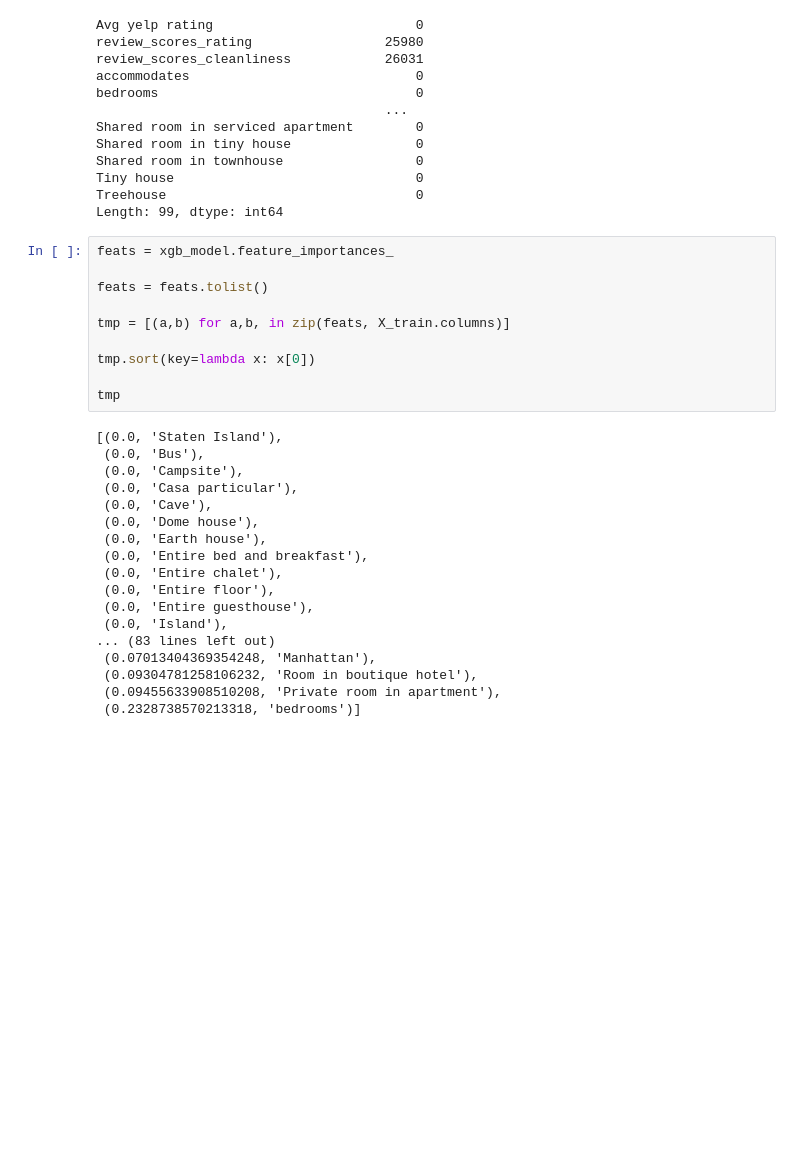
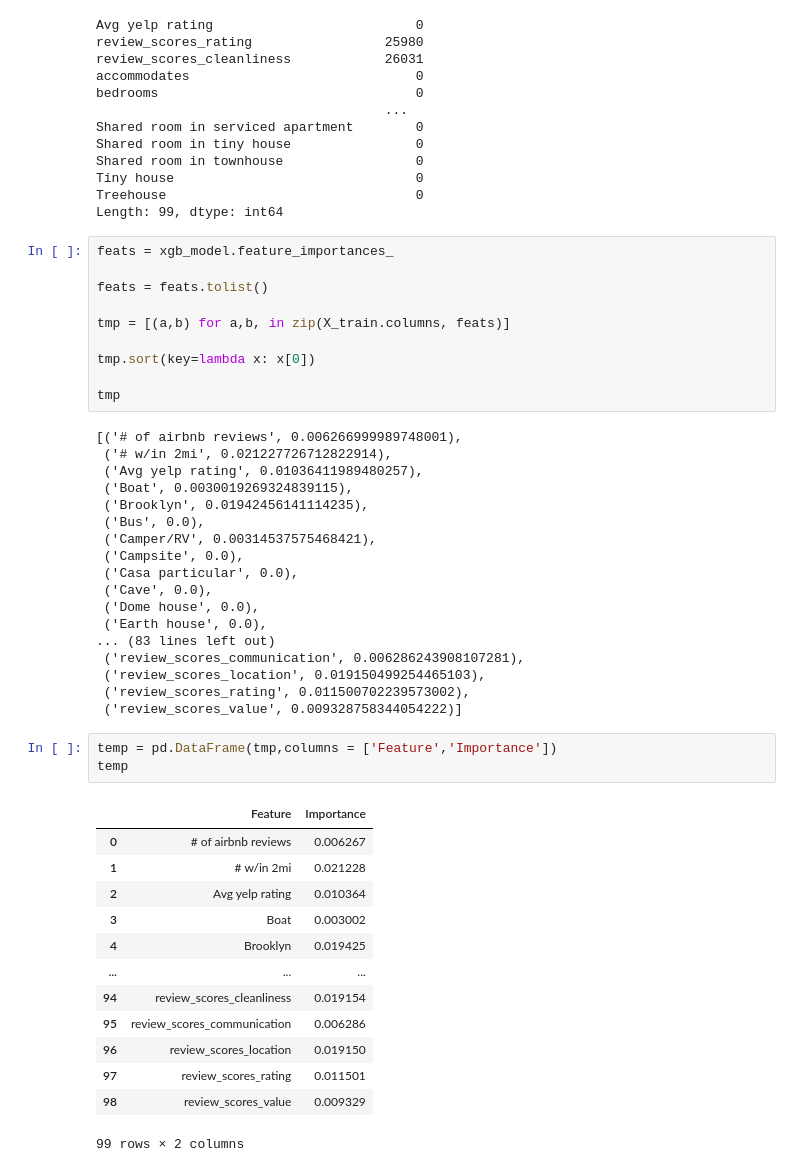
Before and after one commit to garris9/AirJnJ, a Jupyter notebook: Jeremy/ML.ipynb, the cells around one changed output. Saved outputs shown, nothing was run; the diff lists cells and outputs as text; blank space fills up the shorter version.

```diff
--- a/Jeremy/ML.ipynb
+++ b/Jeremy/ML.ipynb
@@ -257,26 +259,43 @@ feats = xgb_model.feature_importances_
 
 feats = feats.tolist()
 
-tmp = [(a,b) for a,b, in zip(feats, X_train.columns)]
+tmp = [(a,b) for a,b, in zip(X_train.columns, feats)]
 
 tmp.sort(key=lambda x: x[0])
 
 tmp
 # %% [output]
-[(0.0, 'Staten Island'),
- (0.0, 'Bus'),
- (0.0, 'Campsite'),
- (0.0, 'Casa particular'),
- (0.0, 'Cave'),
- (0.0, 'Dome house'),
- (0.0, 'Earth house'),
- (0.0, 'Entire bed and breakfast'),
- (0.0, 'Entire chalet'),
- (0.0, 'Entire floor'),
- (0.0, 'Entire guesthouse'),
- (0.0, 'Island'),
+[('# of airbnb reviews', 0.006266999989748001),
+ ('# w/in 2mi', 0.021227726712822914),
+ ('Avg yelp rating', 0.01036411989480257),
+ ('Boat', 0.0030019269324839115),
+ ('Brooklyn', 0.01942456141114235),
+ ('Bus', 0.0),
+ ('Camper/RV', 0.00314537575468421),
+ ('Campsite', 0.0),
+ ('Casa particular', 0.0),
+ ('Cave', 0.0),
+ ('Dome house', 0.0),
+ ('Earth house', 0.0),
 ... (83 lines left out)
- (0.07013404369354248, 'Manhattan'),
- (0.09304781258106232, 'Room in boutique hotel'),
- (0.09455633908510208, 'Private room in apartment'),
- (0.2328738570213318, 'bedrooms')]
+ ('review_scores_communication', 0.006286243908107281),
+ ('review_scores_location', 0.019150499254465103),
+ ('review_scores_rating', 0.011500702239573002),
+ ('review_scores_value', 0.009328758344054222)]
+# %%
+temp = pd.DataFrame(tmp,columns = ['Feature','Importance'])
+temp
+# %% [output]
+|  | Feature | Importance |
+| 0 | # of airbnb reviews | 0.006267 |
+| 1 | # w/in 2mi | 0.021228 |
+| 2 | Avg yelp rating | 0.010364 |
+| 3 | Boat | 0.003002 |
+| 4 | Brooklyn | 0.019425 |
+| ... | ... | ... |
+| 94 | review_scores_cleanliness | 0.019154 |
+| 95 | review_scores_communication | 0.006286 |
+| 96 | review_scores_location | 0.019150 |
+| 97 | review_scores_rating | 0.011501 |
+| 98 | review_scores_value | 0.009329 |
+99 rows × 2 columns
```
Also changed, not shown: parts of 4 cells of this notebook.
